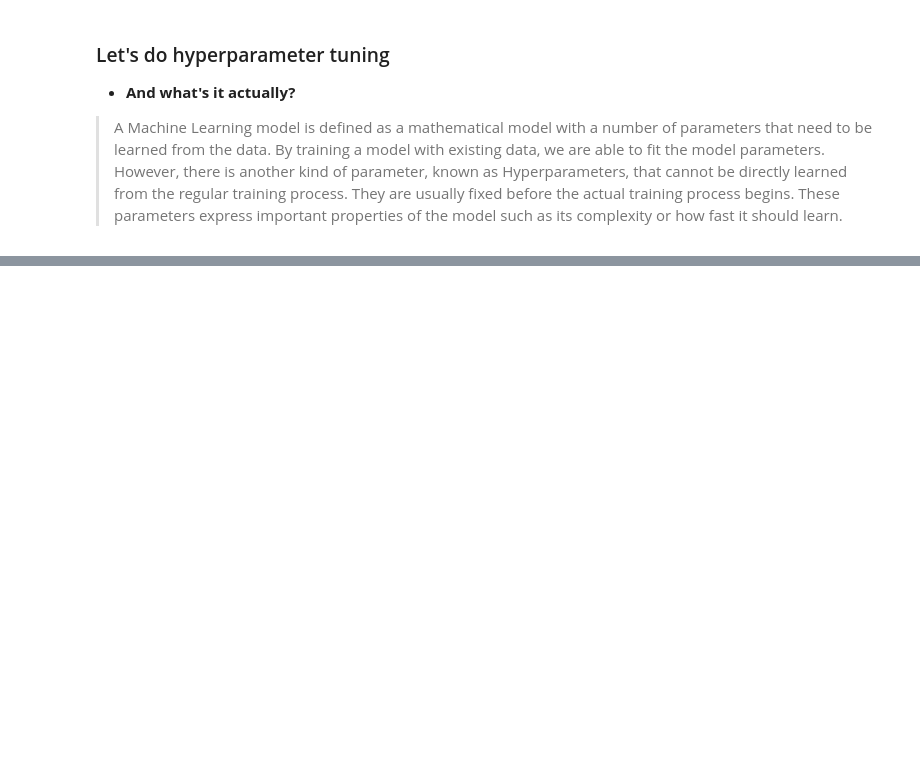
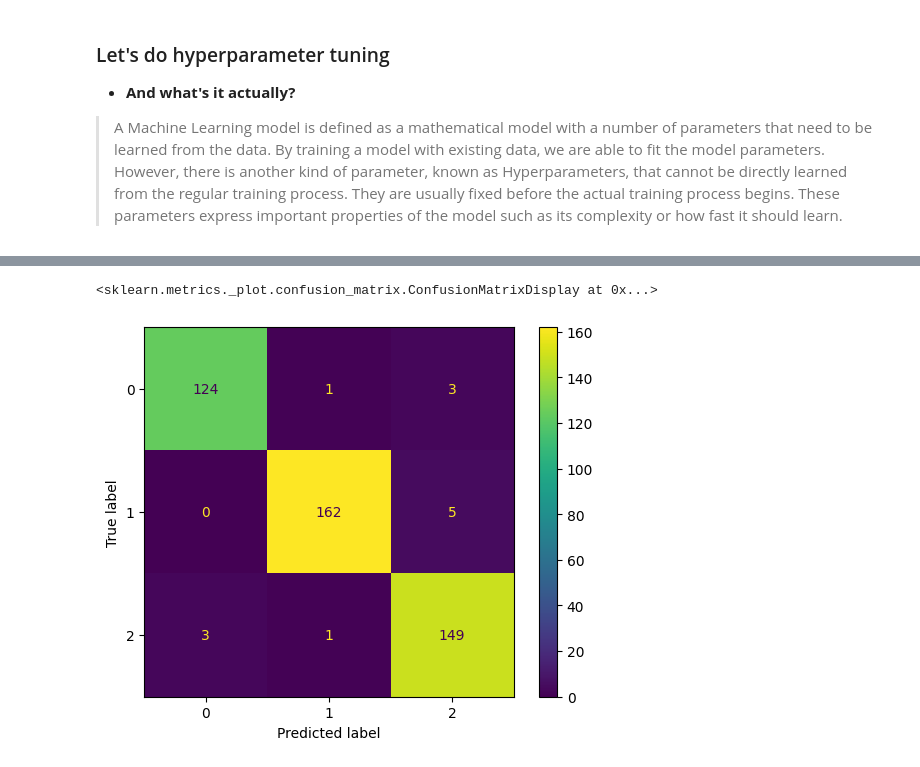
Before and after one commit to rishuu300/Customer-Segmentation, a Jupyter notebook: notebooks/Feature_Selection_and_Classification.ipynb, the cells around one changed output, grey strips where cells are left out. Drawn from its saved outputs; the diff is of its cells as text; code cells hidden in the pictures; blank space fills up the shorter version.

Commit message:
Classification Done

```diff
--- a/notebooks/Feature_Selection_and_Classification.ipynb
+++ b/notebooks/Feature_Selection_and_Classification.ipynb
@@ -215,19 +215,18 @@ However, there is another kind of parameter, known as Hyperparameters, that cann
 from sklearn.model_selection import GridSearchCV
 
 params = {
-    'solver': ['newton-cg', 'lbfgs', 'liblinear', 'sag', 'saga'],
-    'max_iter': np.random.randint(100,500, 10),
-    'multi_class': ['auto', 'ovr', 'multinomial'],
-    "C":np.logspace(-3,3,7),
-    "penalty":["l1","l2"]
-
-
+    "n_estimators": [100, 200],
+    "max_depth": [None, 10, 20],
+    "min_samples_split": [2, 5],
+    "min_samples_leaf": [1, 2],
+    "max_features": ["sqrt", "log2"],
+    "bootstrap": [True]
 }
 
-logreg=LogisticRegression()
+rf = RandomForestClassifier(n_jobs = -1)
 
-logreg_cv=GridSearchCV(logreg,params,cv=10)
-logreg_cv.fit(X_train,y_train)
+rf_cv = GridSearchCV(estimator = rf, param_grid = params, scoring = 'accuracy', cv = 5, n_jobs = -1, verbose = 1)
+rf_cv.fit(X_train,y_train)
 
-print("tuned hpyerparameters :(best parameters) ",logreg_cv.best_params_)
-print("accuracy :",logreg_cv.best_score_)
+print("Tuned Hpyerparameters :(best parameters)", rf_cv.best_params_)
+print("Accuracy :", rf_cv.best_score_)
@@ -233,0 +239,8 @@ print("accuracy :",logreg_cv.best_score_)
+# %%
+best_rf_model = RandomForestClassifier(bootstrap = True,
+    max_depth = None,
+    max_features = 'log2',
+    min_samples_leaf = 1,
+    min_samples_split = 2,
+    n_estimators = 200
+)
@@ -233,0 +251,9 @@ print("accuracy :",logreg_cv.best_score_)
+# %%
+best_model = best_rf_model.fit(X_train, y_train)
+y_pred = best_model.predict(X_test)
+score = accuracy_score(y_test, y_pred)
+cr = classification_report(y_test, y_pred)
+
+print('Random Forest Classifier')
+print('Accuracy Score value: {:.4f}'.format(score))
+print(cr)
@@ -233,0 +276,5 @@ print("accuracy :",logreg_cv.best_score_)
+# %%
+ConfusionMatrixDisplay.from_estimator(best_model, X_test, y_test)
+# %% [output]
+<sklearn.metrics._plot.confusion_matrix.ConfusionMatrixDisplay at 0x...>
+[figure, added]
```
Also changed, not shown: parts of 10 cells of this notebook.
